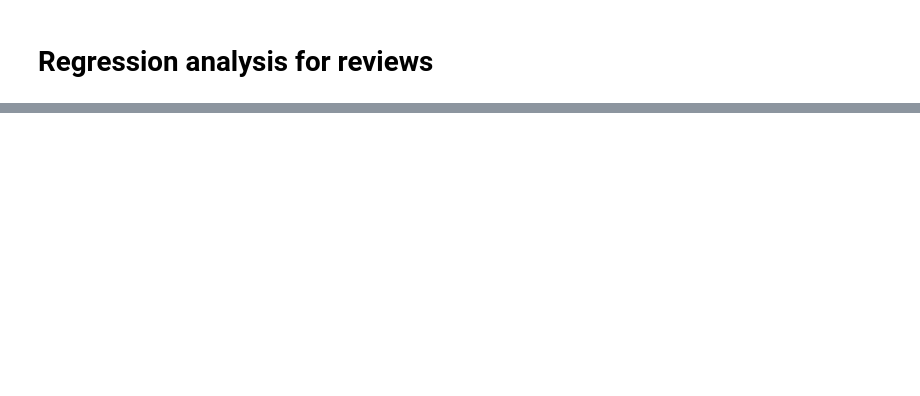
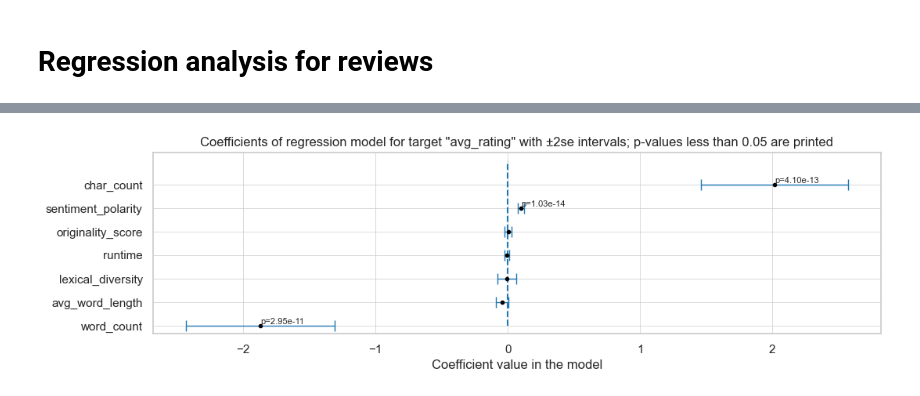
Before and after one commit to epfl-ada/ada-2023-project-biasbusters, a Jupyter notebook: regression_analysis.ipynb, the cells around one changed output, grey strips where cells are left out. Drawn from its saved outputs; the diff is of its cells as text; code cells hidden in the pictures; blank space fills up the shorter version.

```diff
--- a/regression_analysis.ipynb
+++ b/regression_analysis.ipynb
@@ -274,0 +308,11 @@ Notes:
+# %%
+fit_regression_model(plot_analysis,
+    [
+        'runtime', 'word_count', 'char_count', 'avg_word_length',
+        'lexical_diversity', 'sentiment_polarity', 'originality_score',
+
+    ],
+     target
+)
+# %% [output]
+[figure, added]
```
Also changed, not shown: parts of 24 cells of this notebook.
